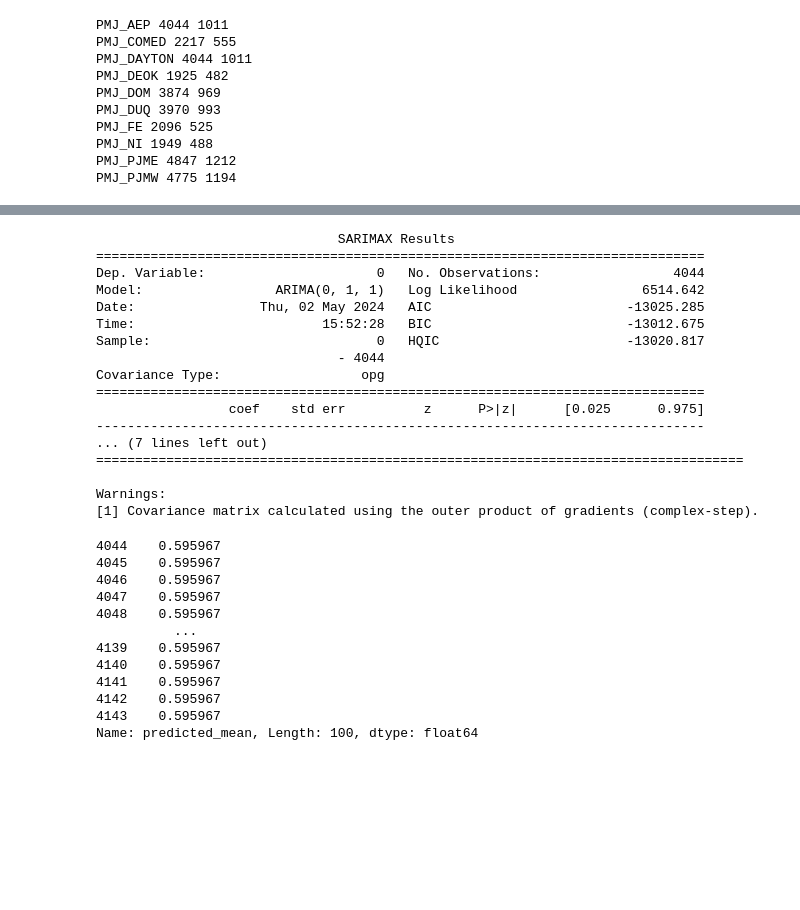
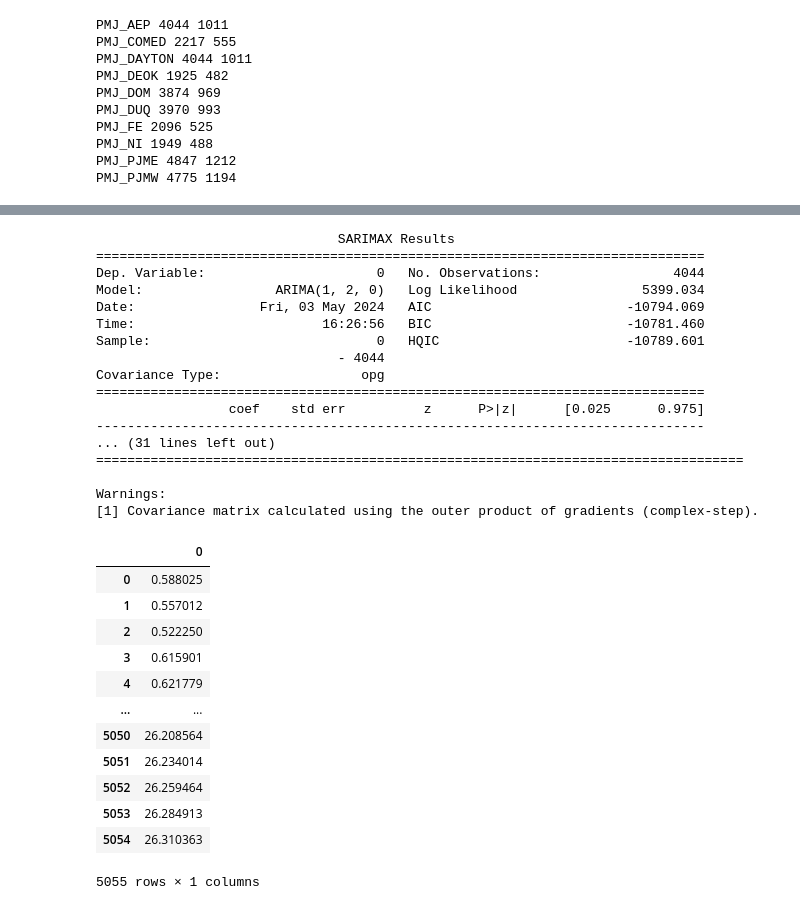
Before and after one commit to qja1998/co2_forecast, a Jupyter notebook: ARIMA/train.ipynb, the cells around one changed output, grey strips where cells are left out. Drawn from its saved outputs; the diff is of its cells as text; code cells hidden in the pictures; blank space fills up the shorter version.

```diff
--- a/ARIMA/train.ipynb
+++ b/ARIMA/train.ipynb
@@ -61,23 +67,24 @@ for tmp_data, t, scaler in train_data_list[:0]:
 # %%
 from statsmodels.tsa.arima.model import ARIMA
-
-model = ARIMA(tmp_data, order=(0,1,1))
-model_fit = model.fit()
-print(model_fit.summary())
+orders = [(1, 2, 0), (2, 2, 0), ()]
+for order in orders:
+    model = ARIMA(tmp_data, order=order)
+    model_fit = model.fit()
+    print(model_fit.summary())
 # %% [output]
                                SARIMAX Results
 ==============================================================================
 Dep. Variable:                      0   No. Observations:                 4044
-Model:                 ARIMA(0, 1, 1)   Log Likelihood                6514.642
-Date:                Thu, 02 May 2024   AIC                         -13025.285
-Time:                        15:52:28   BIC                         -13012.675
-Sample:                             0   HQIC                        -13020.817
+Model:                 ARIMA(1, 2, 0)   Log Likelihood                5399.034
+Date:                Fri, 03 May 2024   AIC                         -10794.069
+Time:                        16:26:56   BIC                         -10781.460
+Sample:                             0   HQIC                        -10789.601
                                - 4044
 Covariance Type:                  opg
 ==============================================================================
                  coef    std err          z      P>|z|      [0.025      0.975]
 ------------------------------------------------------------------------------
-... (7 lines left out)
+... (31 lines left out)
 ===================================================================================
 
 Warnings:
@@ -87,15 +94,18 @@ forecast = model_fit.forecast(steps=100)
 # %%
-forecast
+forecast.name = 0
-# %% [output]
-4044    0.595967
-4045    0.595967
-4046    0.595967
-4047    0.595967
-4048    0.595967
-          ...
-4139    0.595967
-4140    0.595967
-4141    0.595967
-4142    0.595967
-4143    0.595967
-Name: predicted_mean, Length: 100, dtype: float64
+# %%
+pd.concat([tmp_data, forecast])
+# %% [output]
+|  | 0 |
+| 0 | 0.588025 |
+| 1 | 0.557012 |
+| 2 | 0.522250 |
+| 3 | 0.615901 |
+| 4 | 0.621779 |
+| ... | ... |
+| 5050 | 26.208564 |
+| 5051 | 26.234014 |
+| 5052 | 26.259464 |
+| 5053 | 26.284913 |
+| 5054 | 26.310363 |
+5055 rows × 1 columns
```
Also changed, not shown: parts of 3 cells of this notebook, 1 other file.
